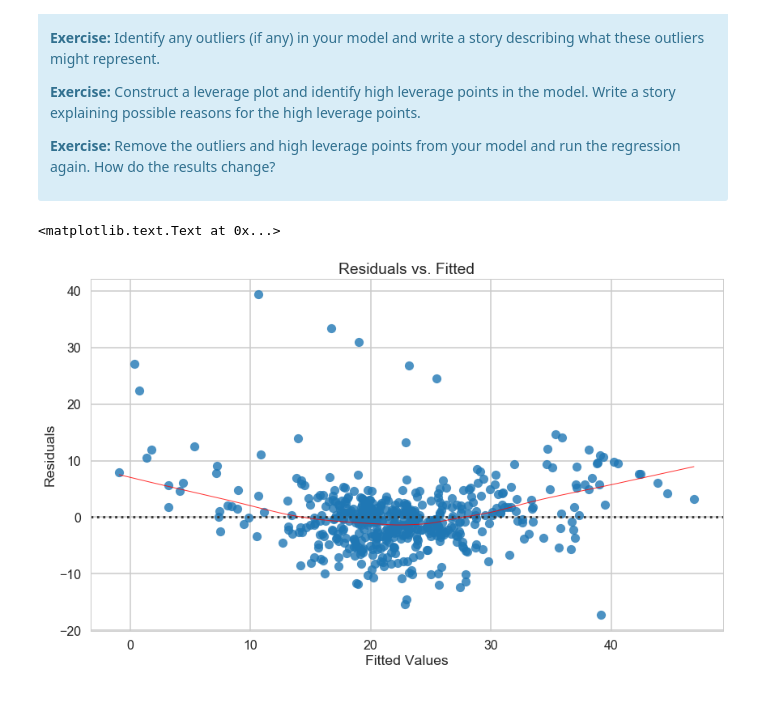
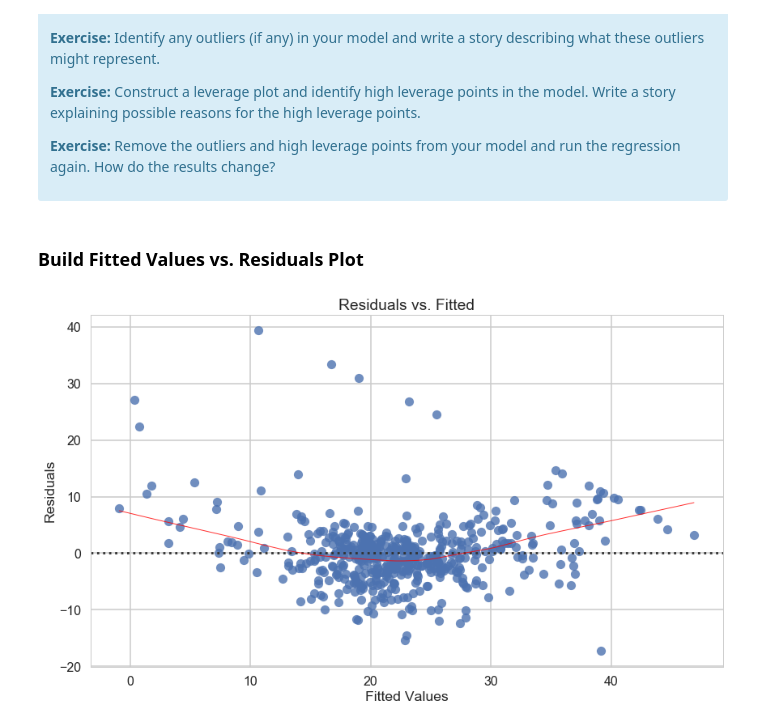
Before and after one commit to isabelvanzijl/Springboard_Other, a Jupyter notebook: Linear_Regression/Mini_Project_Linear_Regression.ipynb, the cells around one changed output. Cells and saved outputs as stored; diff of their text form; code cells hidden in the pictures.

```diff
--- a/Linear_Regression/Mini_Project_Linear_Regression.ipynb
+++ b/Linear_Regression/Mini_Project_Linear_Regression.ipynb
@@ -998,21 +999,21 @@ There are some other issues that are important investigate with linear regressio
 
 <p><b>Exercise:</b> Remove the outliers and high leverage points from your model and run the regression again. How do the results change?</p>
 </div>
+# %% [markdown]
+### Build Fitted Values vs. Residuals Plot
 # %%
 # Your turn.
 
 # extract fitted values and residuals
 m3_y = m3.fittedvalues
 m3_residuals = m3.resid
 
 # plot fitted values vs. residuals
 resid_plot_m3 = plt.figure(figsize=(14,8))
-resid_plot_m3.axes[0] = sns.residplot(m3_y, 'PRICE', data=bos,
-                          lowess=True,
-                          line_kws={'color': 'red', 'lw': 1, 'alpha': 0.8})
+resid_plot_m3.axes[0] = sns.residplot(m3_y, 'PRICE', data=bos, lowess=True, line_kws={'color': 'red', 'lw': 1, 'alpha': 0.8})
 resid_plot_m3.axes[0].set_title('Residuals vs. Fitted')
 resid_plot_m3.axes[0].set_xlabel('Fitted Values')
 resid_plot_m3.axes[0].set_ylabel('Residuals')
+plt.show()
 # %% [output]
-<matplotlib.text.Text at 0x...>
-[figure, old version]
+[figure, new version]
```
Also changed, not shown: parts of 36 cells of this notebook.
